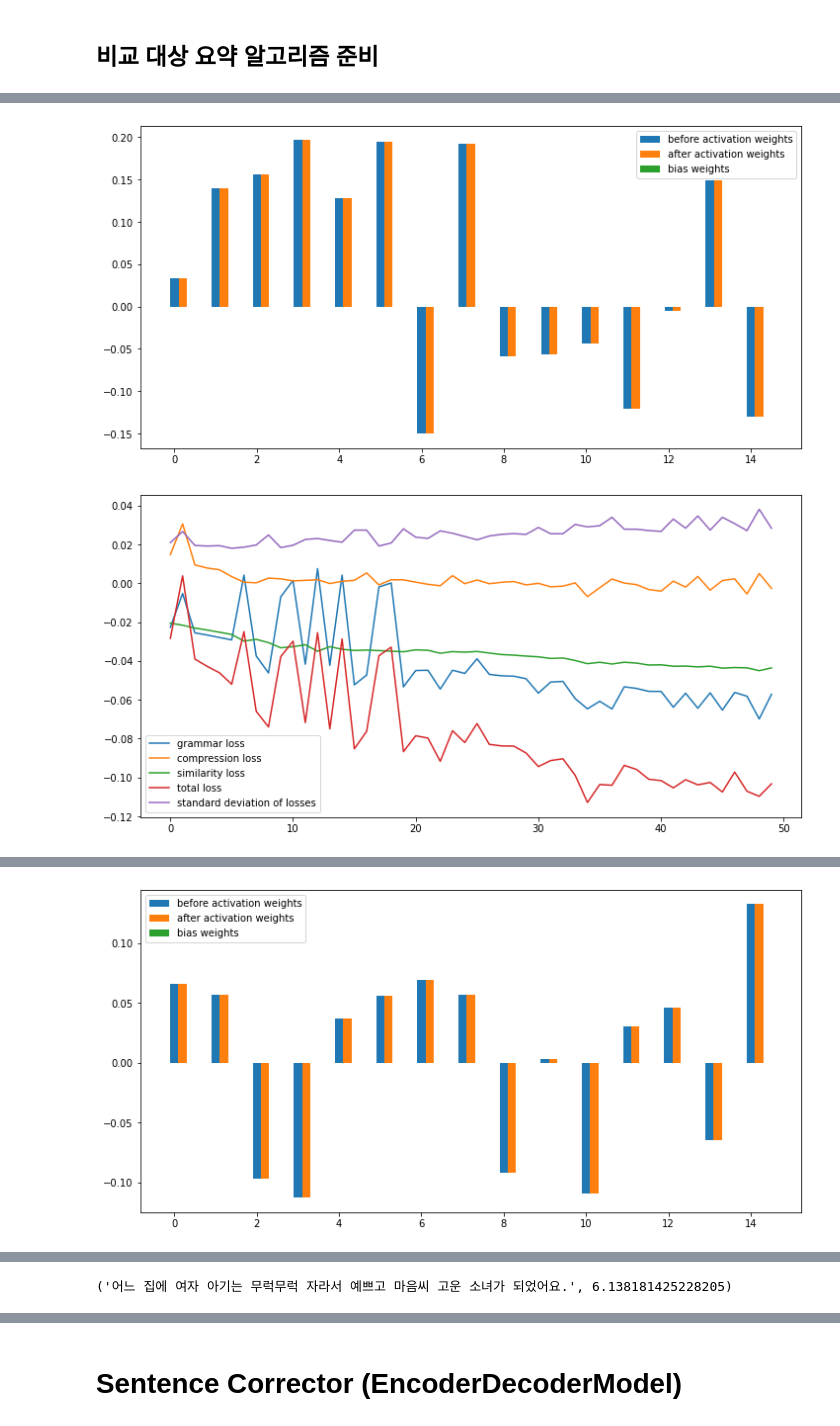
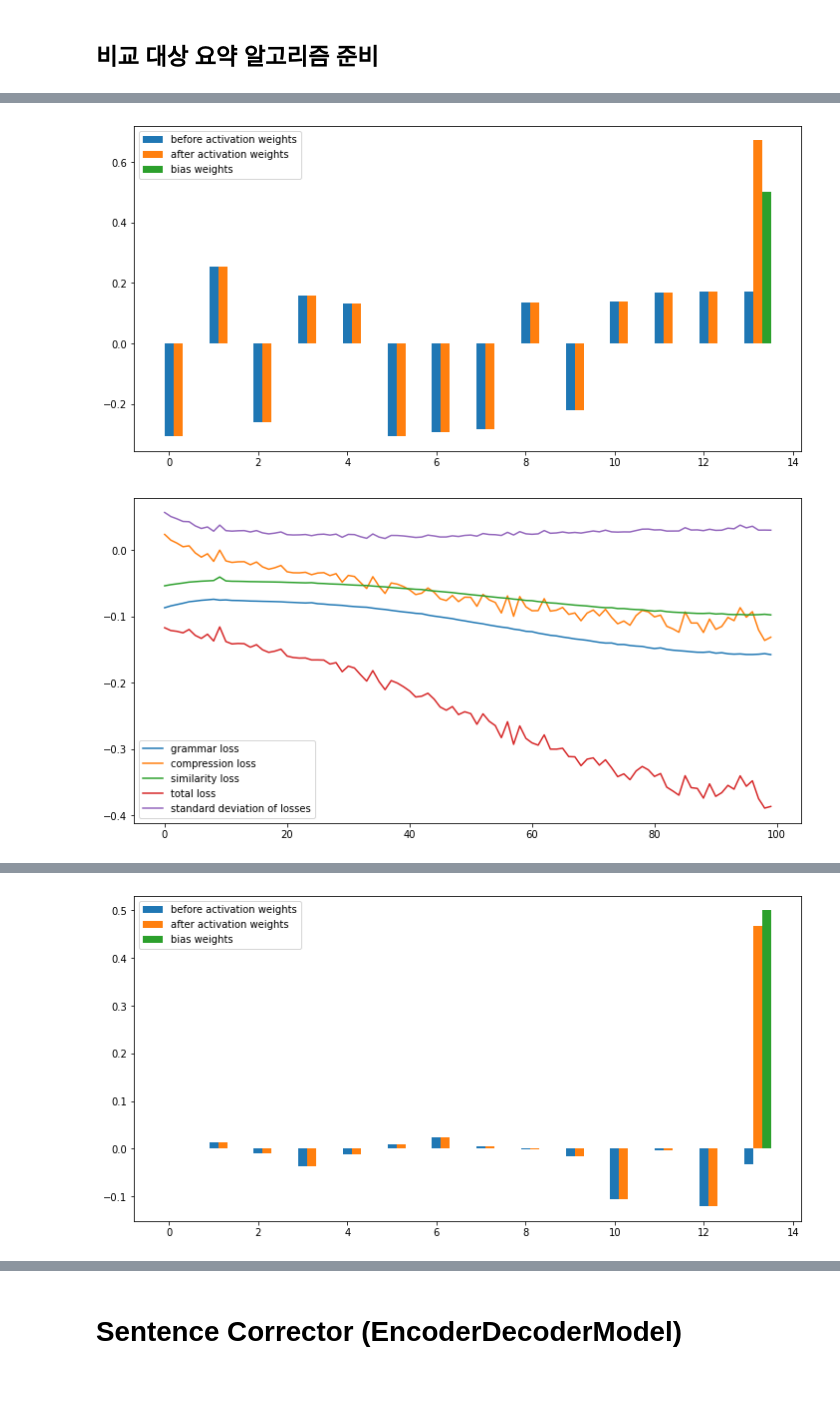
Before and after one commit to dolmani38/Summary2, a Jupyter notebook: multi-discriminator GAN 0901.ipynb, the cells around one changed output, grey strips where cells are left out. Drawn from its saved outputs; the diff is of its cells as text; code cells hidden in the pictures; blank space fills up the shorter version.

```diff
--- a/multi-discriminator GAN 0901.ipynb
+++ b/multi-discriminator GAN 0901.ipynb
@@ -953,6 +958,10 @@ class Source:
             for cj in conjunction_table:
                 if sents.startswith(cj):
                     self.org_sentences[i] = sents[len(cj):].strip()
+            if i == 0: #첫번째 문장은 마지막 token을 삭제한다.
+                w = self.org_sentences[i].split(' ')
+                self.org_sentences[i] = ' '.join(w[0:len(w)-1])
+
 
         self.full_sentences = np.array(nltk.sent_tokenize(self.full_text))
 
@@ -963,16 +972,18 @@ class Source:
         self.seps = []
         #morp_table = {}
 
-        for index, word in zip(range(len(self.org_term_set)),self.org_term_set):
+        for index, word in enumerate(self.org_term_set):
             self.term_table[index] = word
+            '''
             if word.endswith(('.','?')):
                 self.seps.append(index)
                 if self.org_source_length - 1 == index:
                     pass
                 else:
                     self.term_table[index] = combine_sentence(word)
+            '''
 
-        #print(self.term_table.values())
+        #print(self.term_table)
         #print('------------------------------------------------------------------')
 
         self.s_discriminator = s_discriminator
@@ -1003,7 +1014,7 @@ txt = """
 황금마차는 호박으로, 흰말은 생쥐로, 마부는 도마뱀으로 변하게 돼어요.
 그러니까 반드시 밤 열두시가 되기 전에 돌아와야 해요.
 """
-s = Source(txt)
+s = Source(txt,txt)
 s.set_key_rate(s_discriminator)
 s.get_random_text()
 # %% [output]
@@ -1056,12 +1068,12 @@ class Generator(nn.Module):
     def __init__(self, input_size=1024):
         super(Generator, self).__init__()
         l1 = nn.Linear(input_size, input_size*4)
-        l1.weight.data.normal_(0.0, 0.03)
+        l1.weight.data.normal_(0.0, 0.05)
         bn = nn.BatchNorm1d(input_size*4)
         bn.weight.data.normal_(0.0, 0.05)
         bn.bias.data.fill_(0)
         l2 = nn.Linear(input_size*4, input_size)
-        l2.weight.data.normal_(0.02, 0.05)
+        l2.weight.data.normal_(0.03, 0.05)
         self.layer = nn.Sequential(
             l1,
             bn,
@@ -1336,6 +1348,8 @@ class SAM_Summarizer:
                 else:
                 '''
                 bias = torch.zeros_like(noise).to(device)
+                #print(bias.shape)
+                bias[:,noise.shape[1]-1] = 0.5
                 #if i < epochs/4:
                 #bias = torch.randn(batch_size,self.source.org_source_length).to(device) / 4
                 #bias = torch.randn(batch_size,self.source.org_source_length).to(device)
@@ -1406,7 +1420,7 @@ class SAM_Summarizer:
         #gen_length = len(self.source.story_peaks) + int(len(self.source.story_peaks)*self.frame_expansion_ratio)
         noise = torch.randn(count,self.source.org_source_length)
         bias = torch.zeros_like(noise)
-
+        bias[:,noise.shape[1]-1] = 0.5
         with torch.no_grad():
             sw,sw0 = self.generator(noise,bias)
             #sw,sw0 = self.generator(noise)
@@ -1435,6 +1449,7 @@ class SAM_Summarizer:
         self.generator.eval()
         noise = torch.randn(count,self.source.org_source_length)
         bias = torch.zeros_like(noise)
+        bias[:,noise.shape[1]-1] = 0.5
         with torch.no_grad():
             sw,sw0 = self.generator(noise,bias)
         #samples = []
@@ -1479,7 +1494,7 @@ txt = """
 옛날 어느 집에 귀여운 여자 아기가 태어났어요.
 아기는 무럭무럭 자라서, 예쁘고 마음씨 고운 소녀가 되었어요.
 """
-sam_wgan4(txt,txt,epochs=50,display= True,retry = True)
+sam_wgan4(txt,txt,epochs=100,display= True,retry = True)
 # %% [output]
 --------------------------------------------------
 옛날 어느 집에 귀여운 여자 아기가 태어났어요. 아기는 무럭무럭 자라서 예쁘고 마음씨 고운 소녀가 되었어요.
@@ -1488,2 +1503,2 @@ Train... |||||||||||||||||||||| 100.0%   50/50 epochs, e 0.09162723533612306, gr
-[figure, old version]
+[figure, new version]
-[figure, old version]
+[figure, new version]
@@ -1495 +1510 @@ Train... |||||||||||||||||||||| 100.0%   60/60 epochs, e 0.055968196836350806, g
-[figure, old version]
+[figure, new version]
@@ -1504,4 +1513,3 @@ Train... |||||||||||||||||||||| 100.0%   70/70 epochs, e 0.03433989669036574, gr
-('어느 집에 여자 아기는 무럭무럭 자라서 예쁘고 마음씨 고운 소녀가 되었어요.', 6.138181425228205)
 # %%
 txt = """
 서산시의회(의장 임재관) 가충순·이수의 의원이 (사)한국지역신문협회에서 수여하는 우수의정대상을 받았다. 가충순 의원과 이수의 의원은 16일 팔봉면 폰타나 리조트에서 열린 한국지역신문협회 하계 워크샵에서 지역사회 발전을 위해 활발한 의정활동을 펼친 공로를 인정받아 우수의정대상을 수상했다.
```
Also changed, not shown: parts of 11 cells of this notebook.
